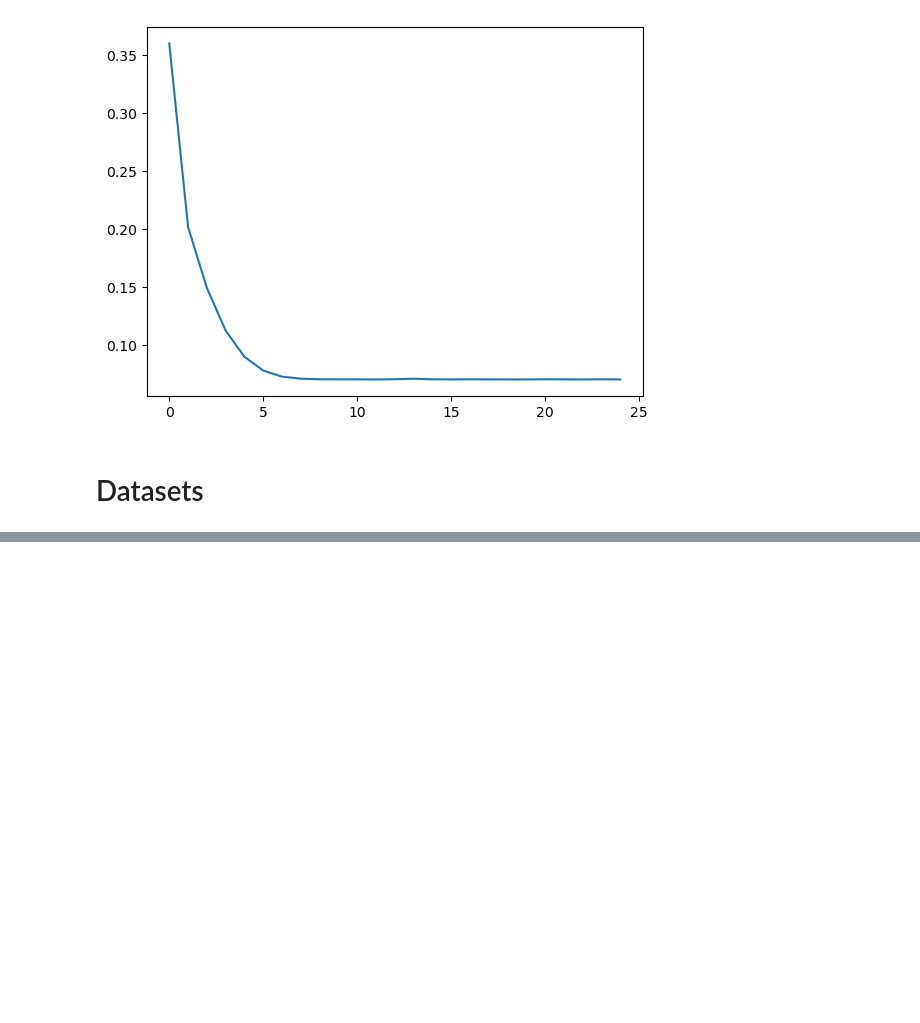
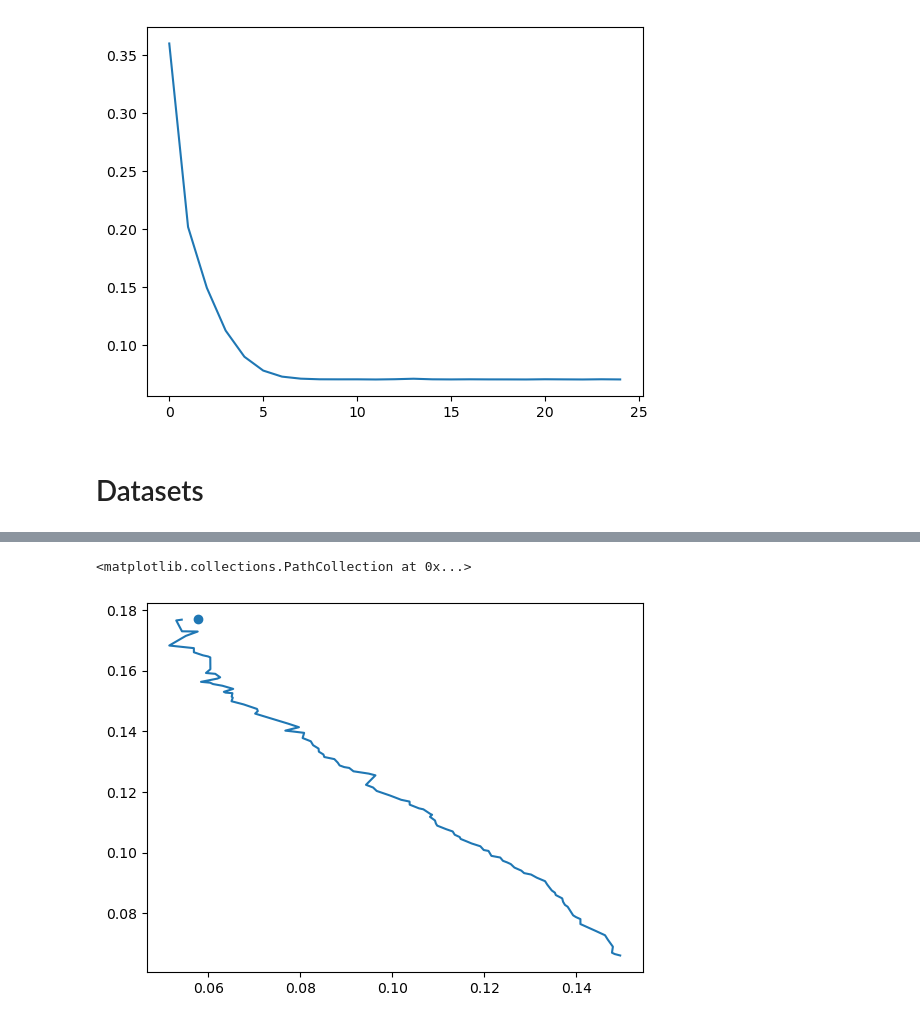
Before and after one commit to Zyxleo123/calibrated-quantile-uq, a Jupyter notebook: test.ipynb, the cells around one changed output, grey strips where cells are left out. Drawn from its saved outputs; the diff is of its cells as text; code cells hidden in the pictures; blank space fills up the shorter version.

```diff
--- a/test.ipynb
+++ b/test.ipynb
@@ -257,0 +274,12 @@ KeyboardInterrupt: Interrupted by user
+# %%
+from plots.plot_utils import load_pickle
+import matplotlib.pyplot as plt
+test_pkl = 'boston_lossscaled_batch_cal_ens1_bootFalse_resFalse_lnFalse_bnFalse_dr0.0_lr0.001_bs64_nl1_hs32_0.pkl'
+
+data = load_pickle(test_pkl)
+
+plt.plot(data['te_ece_controlled'], data['te_sharp_score_controlled'], label='controlled')
+plt.scatter(data['te_ece'], data['te_sharp_score'], label='uncontrolled')
+# %% [output]
+<matplotlib.collections.PathCollection at 0x...>
+[figure, added]
```
Also changed, not shown: parts of 4 cells of this notebook.
